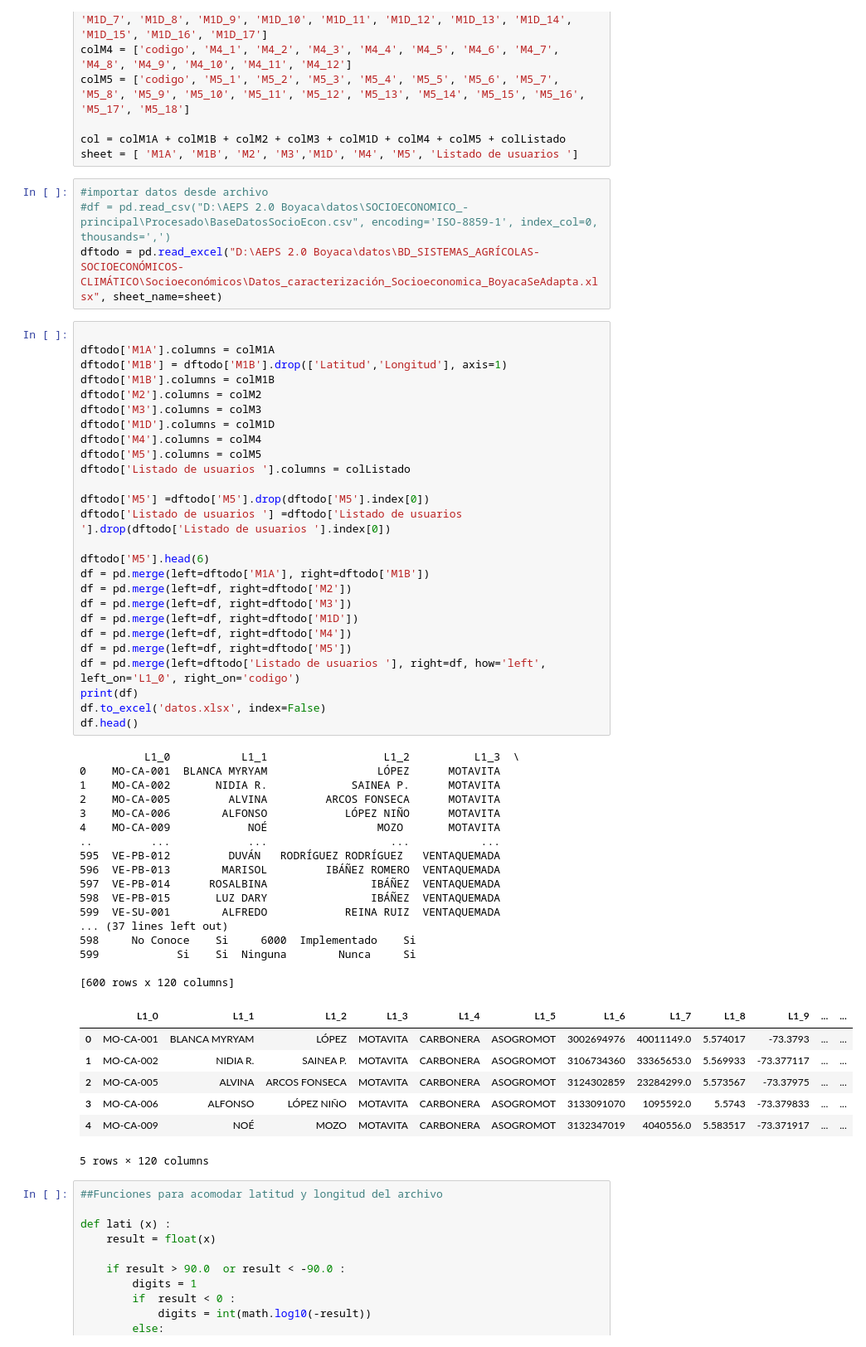
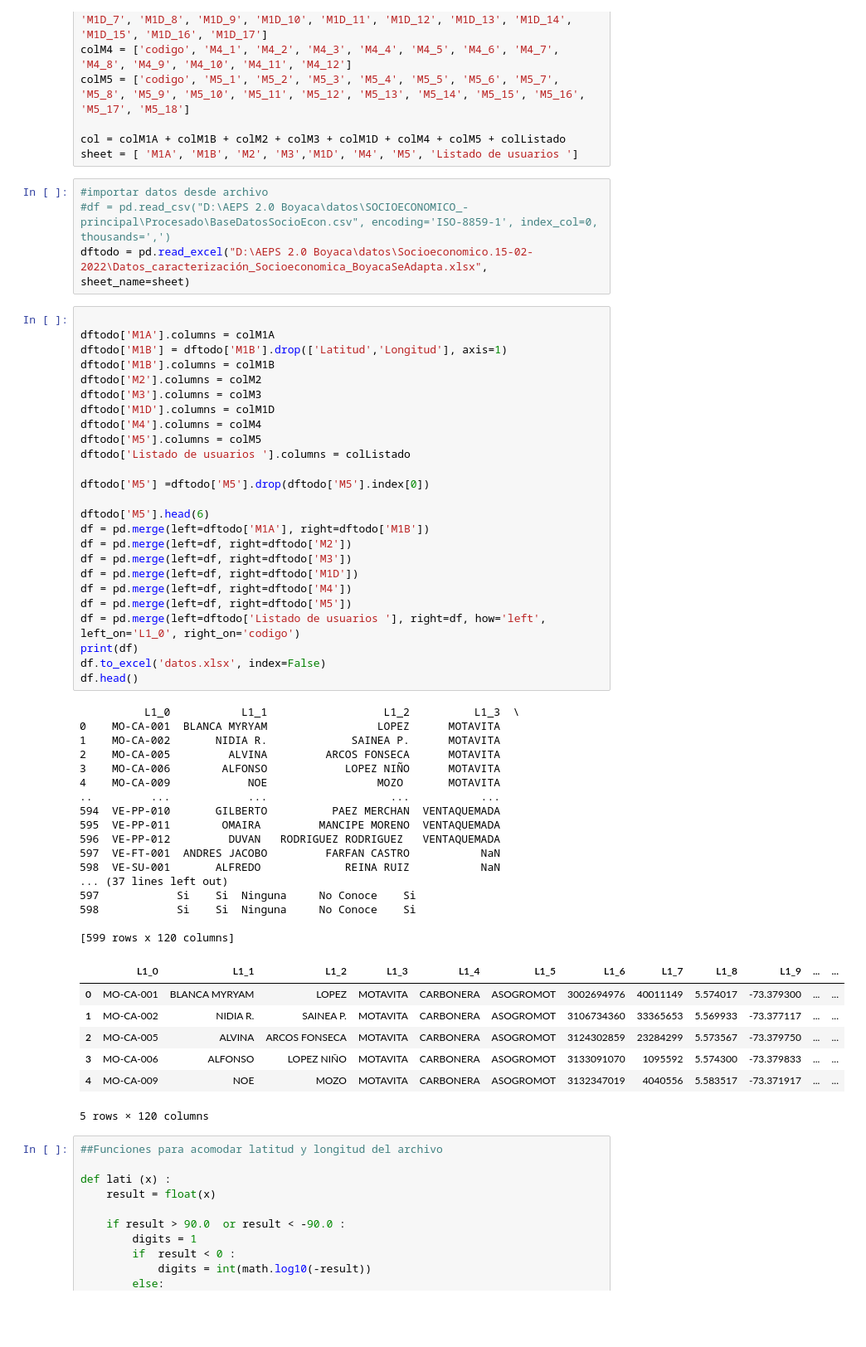
Before and after one commit to CIAT-DAPA/aeps_platform_etl, a Jupyter notebook: src/python/Importacion_socioeconomico_Boyaca.ipynb, the cells around one changed output. Shown at 83% size. Saved outputs shown, nothing was run; the diff lists cells and outputs as text; blank space fills up the shorter version.

Commit message:
cambio importacion socioeconomico Boyaca se adapta

```diff
--- a/src/python/Importacion_socioeconomico_Boyaca.ipynb
+++ b/src/python/Importacion_socioeconomico_Boyaca.ipynb
@@ -21,57 +21,56 @@ sheet = [ 'M1A', 'M1B', 'M2', 'M3','M1D', 'M4', 'M5', 'Listado de usuarios ']
 # %%
 #importar datos desde archivo
 #df = pd.read_csv("D:\AEPS 2.0 Boyaca\datos\SOCIOECONOMICO_-principal\Procesado\BaseDatosSocioEcon.csv", encoding='ISO-8859-1', index_col=0, thousands=',')
-dftodo = pd.read_excel("D:\AEPS 2.0 Boyaca\datos\BD_SISTEMAS_AGRÍCOLAS-SOCIOECONÓMICOS-CLIMÁTICO\Socioeconómicos\Datos_caracterización_Socioeconomica_BoyacaSeAdapta.xlsx", sheet_name=sheet)
+dftodo = pd.read_excel("D:\AEPS 2.0 Boyaca\datos\Socioeconomico.15-02-2022\Datos_caracterización_Socioeconomica_BoyacaSeAdapta.xlsx", sheet_name=sheet)
 # %%
 
 dftodo['M1A'].columns = colM1A
 dftodo['M1B'] = dftodo['M1B'].drop(['Latitud','Longitud'], axis=1)
 dftodo['M1B'].columns = colM1B
 dftodo['M2'].columns = colM2
 dftodo['M3'].columns = colM3
 dftodo['M1D'].columns = colM1D
 dftodo['M4'].columns = colM4
 dftodo['M5'].columns = colM5
 dftodo['Listado de usuarios '].columns = colListado
 
 dftodo['M5'] =dftodo['M5'].drop(dftodo['M5'].index[0])
-dftodo['Listado de usuarios '] =dftodo['Listado de usuarios '].drop(dftodo['Listado de usuarios '].index[0])
 
 dftodo['M5'].head(6)
 df = pd.merge(left=dftodo['M1A'], right=dftodo['M1B'])
 df = pd.merge(left=df, right=dftodo['M2'])
 df = pd.merge(left=df, right=dftodo['M3'])
 df = pd.merge(left=df, right=dftodo['M1D'])
 df = pd.merge(left=df, right=dftodo['M4'])
 df = pd.merge(left=df, right=dftodo['M5'])
 df = pd.merge(left=dftodo['Listado de usuarios '], right=df, how='left', left_on='L1_0', right_on='codigo')
 print(df)
 df.to_excel('datos.xlsx', index=False)
 df.head()
 # %% [output]
           L1_0           L1_1                  L1_2          L1_3  \
-0    MO-CA-001  BLANCA MYRYAM                 LÓPEZ      MOTAVITA
+0    MO-CA-001  BLANCA MYRYAM                 LOPEZ      MOTAVITA
 1    MO-CA-002       NIDIA R.             SAINEA P.      MOTAVITA
 2    MO-CA-005         ALVINA         ARCOS FONSECA      MOTAVITA
-3    MO-CA-006        ALFONSO            LÓPEZ NIÑO      MOTAVITA
-4    MO-CA-009            NOÉ                 MOZO       MOTAVITA
+3    MO-CA-006        ALFONSO            LOPEZ NIÑO      MOTAVITA
+4    MO-CA-009            NOE                 MOZO       MOTAVITA
 ..         ...            ...                   ...           ...
-595  VE-PB-012         DUVÁN   RODRÍGUEZ RODRÍGUEZ   VENTAQUEMADA
-596  VE-PB-013        MARISOL         IBÁÑEZ ROMERO  VENTAQUEMADA
-597  VE-PB-014      ROSALBINA                IBÁÑEZ  VENTAQUEMADA
-598  VE-PB-015       LUZ DARY                IBÁÑEZ  VENTAQUEMADA
-599  VE-SU-001        ALFREDO            REINA RUIZ  VENTAQUEMADA
+594  VE-PP-010       GILBERTO          PAEZ MERCHAN  VENTAQUEMADA
+595  VE-PP-011        OMAIRA         MANCIPE MORENO  VENTAQUEMADA
+596  VE-PP-012         DUVAN   RODRIGUEZ RODRIGUEZ   VENTAQUEMADA
+597  VE-FT-001  ANDRES JACOBO         FARFAN CASTRO           NaN
+598  VE-SU-001       ALFREDO             REINA RUIZ           NaN
 ... (37 lines left out)
-598     No Conoce    Si     6000  Implementado    Si
-599            Si    Si  Ninguna        Nunca     Si
+597            Si    Si  Ninguna     No Conoce    Si
+598            Si    Si  Ninguna     No Conoce    Si
 
-[600 rows x 120 columns]
+[599 rows x 120 columns]
 |  | L1_0 | L1_1 | L1_2 | L1_3 | L1_4 | L1_5 | L1_6 | L1_7 | L1_8 | L1_9 | ... | ... |
-| 0 | MO-CA-001 | BLANCA MYRYAM | LÓPEZ | MOTAVITA | CARBONERA | ASOGROMOT | 3002694976 | 40011149.0 | 5.574017 | -73.3793 | ... | ... |
-| 1 | MO-CA-002 | NIDIA R. | SAINEA P. | MOTAVITA | CARBONERA | ASOGROMOT | 3106734360 | 33365653.0 | 5.569933 | -73.377117 | ... | ... |
-| 2 | MO-CA-005 | ALVINA | ARCOS FONSECA | MOTAVITA | CARBONERA | ASOGROMOT | 3124302859 | 23284299.0 | 5.573567 | -73.37975 | ... | ... |
-| 3 | MO-CA-006 | ALFONSO | LÓPEZ NIÑO | MOTAVITA | CARBONERA | ASOGROMOT | 3133091070 | 1095592.0 | 5.5743 | -73.379833 | ... | ... |
-| 4 | MO-CA-009 | NOÉ | MOZO | MOTAVITA | CARBONERA | ASOGROMOT | 3132347019 | 4040556.0 | 5.583517 | -73.371917 | ... | ... |
+| 0 | MO-CA-001 | BLANCA MYRYAM | LOPEZ | MOTAVITA | CARBONERA | ASOGROMOT | 3002694976 | 40011149 | 5.574017 | -73.379300 | ... | ... |
+| 1 | MO-CA-002 | NIDIA R. | SAINEA P. | MOTAVITA | CARBONERA | ASOGROMOT | 3106734360 | 33365653 | 5.569933 | -73.377117 | ... | ... |
+| 2 | MO-CA-005 | ALVINA | ARCOS FONSECA | MOTAVITA | CARBONERA | ASOGROMOT | 3124302859 | 23284299 | 5.573567 | -73.379750 | ... | ... |
+| 3 | MO-CA-006 | ALFONSO | LOPEZ NIÑO | MOTAVITA | CARBONERA | ASOGROMOT | 3133091070 | 1095592 | 5.574300 | -73.379833 | ... | ... |
+| 4 | MO-CA-009 | NOE | MOZO | MOTAVITA | CARBONERA | ASOGROMOT | 3132347019 | 4040556 | 5.583517 | -73.371917 | ... | ... |
 5 rows × 120 columns
 # %%
 ##Funciones para acomodar latitud y longitud del archivo
```
